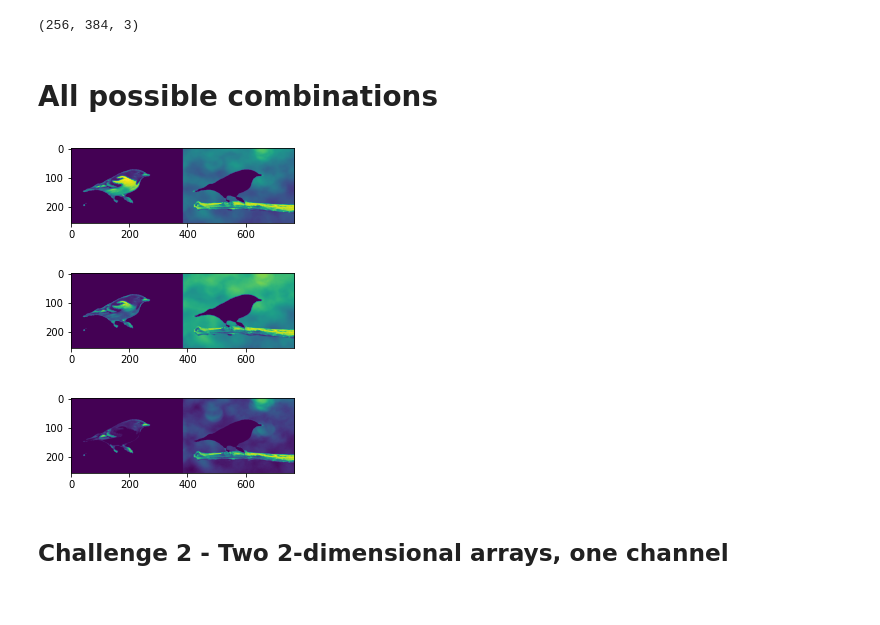
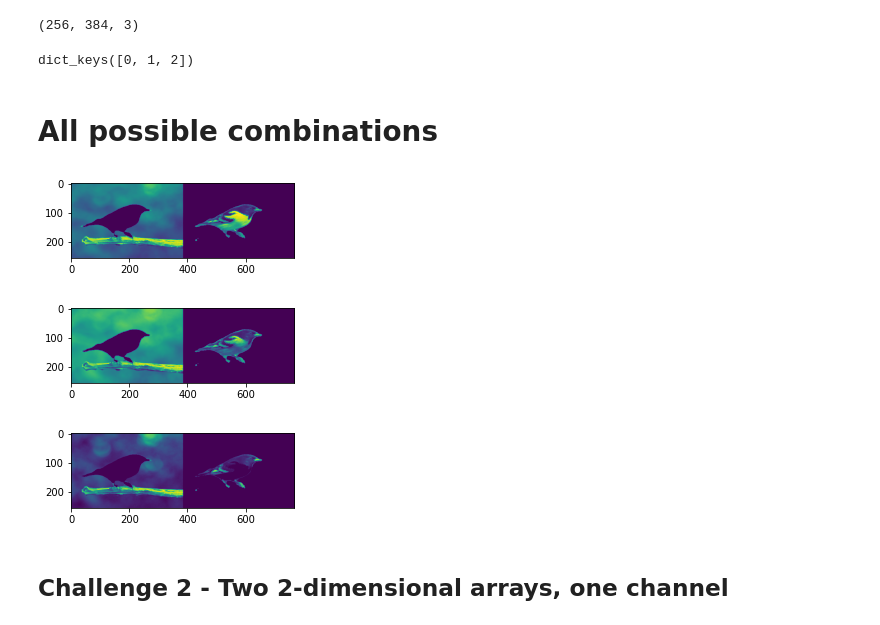
Before and after one commit to rihp/lab-image-segmentation, a Jupyter notebook: main.ipynb, the cells around one changed output. Saved outputs shown, nothing was run; the diff lists cells and outputs as text; code cells hidden in the pictures.

```diff
--- a/main.ipynb
+++ b/main.ipynb
@@ -261,24 +263,43 @@ Now it's your turn again, convert the image to np.array and apply the mask twice
 thumb_arr = np.array(thumb)
 print(thumb_arr.shape)
 
-rgb_msks= {}
-# Saving each layer in a dict
-for l in range(3):
-    rgb_msks[f'foreground_mask{l}'] = thumb_arr[:,:,l]* foreground_mask
-    rgb_msks[f'background_mask{l}'] = thumb_arr[:,:,l]* background_mask
+#Old method -
+#rgb_msks= {}
+#for l in range(3):
+    #rgb_msks[f'foreground_mask{l}'] = thumb_arr[:,:,l]* foreground_mask
+    #rgb_msks[f'background_mask{l}'] = thumb_arr[:,:,l]* background_mask
 # %% [output]
 (256, 384, 3)
+# %%
+def generateImgContainer(img_ndarray):
+    # Make an empty collection to store the foreground color arrays
+    rgb_msks= {'fore': {},
+               'back': {}
+              }
+    for key in ['fore', 'back']:
+        for l in range(3):  # Saving each layer in the correct collection
+            if key == 'fore':
+                data = { l : thumb_arr[:,:,l] * background_mask} # What we will be storing in the collection
+            elif key == 'back':
+                data = { l : thumb_arr[:,:,l] * foreground_mask}
+            rgb_msks[key].update(data)
+    print(rgb_msks[key].keys())
+    return rgb_msks
+
+rgb_msks = generateImgContainer(thumb_arr)
+# %% [output]
+dict_keys([0, 1, 2])
 # %% [markdown]
 # All possible combinations
 # %%
 for l in range(3):
     plt.figure(figsize=(4,8))
-    plt.imshow(np.concatenate((rgb_msks[f'foreground_mask{l}'],
-                              rgb_msks[f'background_mask{l}']), axis=1))
+    plt.imshow(np.concatenate((rgb_msks['fore'][l],
+                               rgb_msks['back'][l]), axis=1))
 # %% [output]
-[figure, old version]
+[figure, new version]
-[figure, old version]
+[figure, new version]
-[figure, old version]
+[figure, new version]
 # %% [markdown]
 ## Challenge 2 - Two 2-dimensional arrays, one channel
 # %% [markdown]
```
Also changed, not shown: parts of 22 cells of this notebook.
